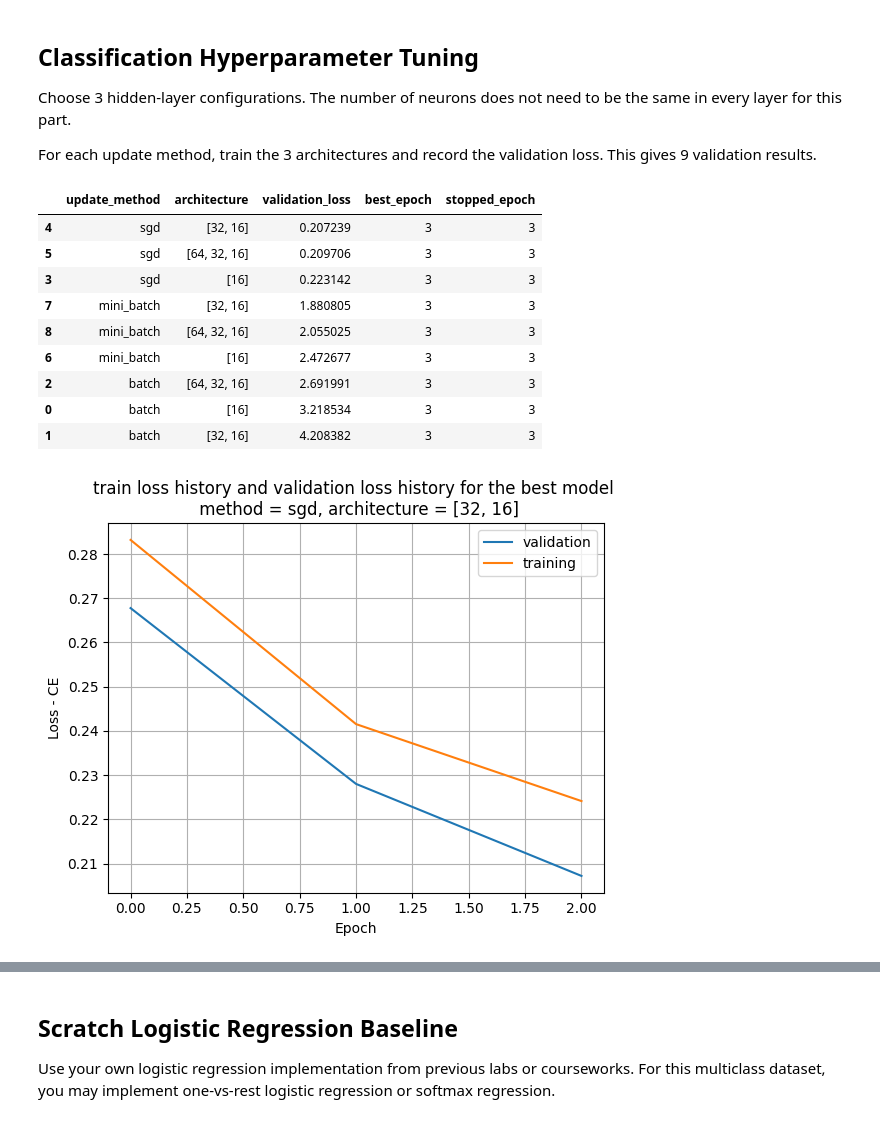
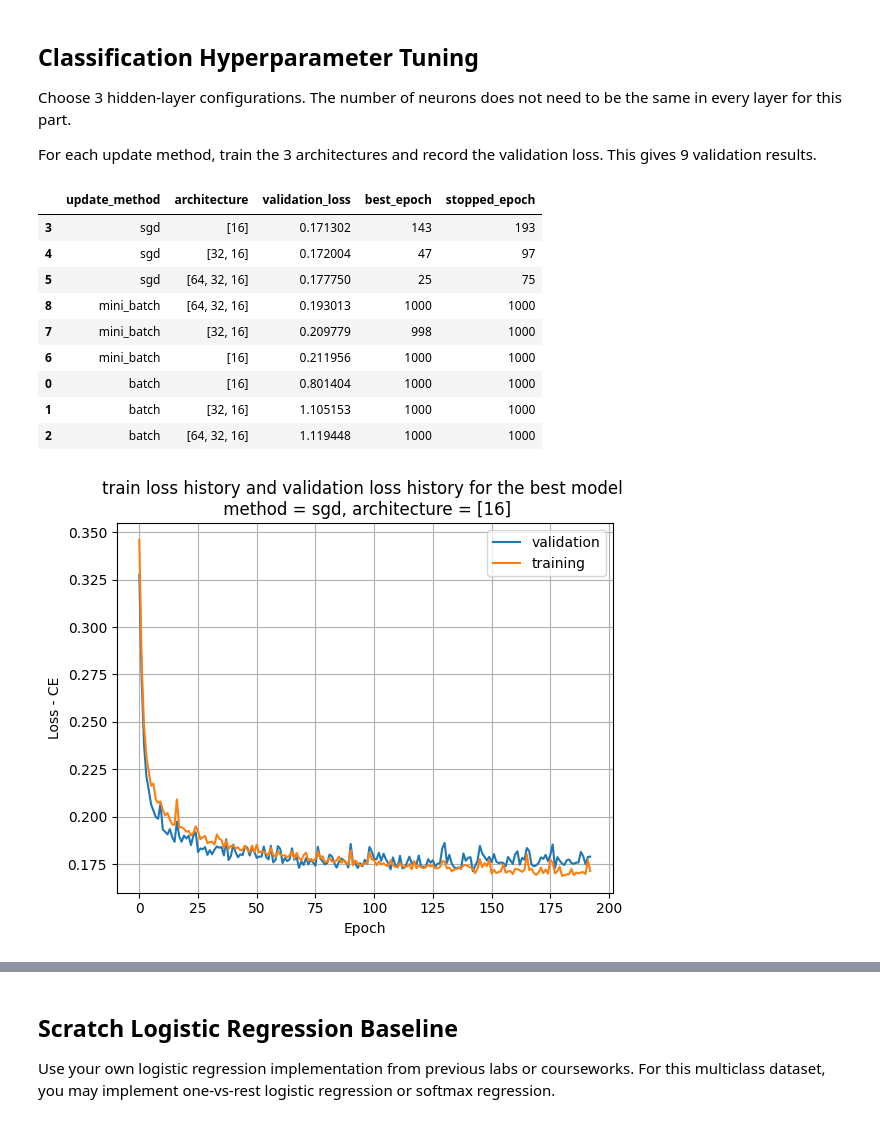
Before and after one commit to jhe-sua/fgv-teaemcd, a Jupyter notebook: tarefa3/810597.ipynb, the cells around one changed output, grey strips where cells are left out. Cells and saved outputs as stored; diff of their text form; code cells hidden in the pictures.

```diff
--- a/tarefa3/810597.ipynb
+++ b/tarefa3/810597.ipynb
@@ -1299,7 +1299,7 @@ classification_layer_configs = [
 ]
 classification_update_methods = ["batch", "sgd", "mini_batch"]
 classification_learning_rate = 0.01
-classification_epochs = 3
+classification_epochs = 1000
 classification_patience = 50
 
 # TODO: train every architecture/update-method combination.
@@ -1340,42 +1340,42 @@ for cada_update_method in classification_update_methods:
         )
 
         y_val_pred, _ = NNC.forward(X_val)
         validation_loss_c = NNC.categorical_crossentropy(
             y_val, y_val_pred)
 
         if validation_loss_c < best_loss_c:
             best_loss_c = validation_loss_c
             best_train_loss_history_c = train_loss_history_c
             best_val_loss_history_c = validation_loss_history_c
             best_stopped_epoch_c = stopped_epoch_c
             goat_epoch_c = best_epoch_c
 
 
         results.append({
             "update_method":cada_update_method,
             "architecture":cada_layer_config,
             "validation_loss":validation_loss_c,
             "best_epoch":best_epoch_c,
             "stopped_epoch":stopped_epoch_c
         })
 
 
 # classification_results = pd.DataFrame(...)
 # display(classification_results.sort_values("validation_loss"))
 
 classification_results = pd.DataFrame(results)
 display(classification_results.sort_values("validation_loss"))
 # %% [output]
 |  | update_method | architecture | validation_loss | best_epoch | stopped_epoch |
-| 4 | sgd | [32, 16] | 0.207239 | 3 | 3 |
-| 5 | sgd | [64, 32, 16] | 0.209706 | 3 | 3 |
-| 3 | sgd | [16] | 0.223142 | 3 | 3 |
-| 7 | mini_batch | [32, 16] | 1.880805 | 3 | 3 |
-| 8 | mini_batch | [64, 32, 16] | 2.055025 | 3 | 3 |
-| 6 | mini_batch | [16] | 2.472677 | 3 | 3 |
-| 2 | batch | [64, 32, 16] | 2.691991 | 3 | 3 |
-| 0 | batch | [16] | 3.218534 | 3 | 3 |
-| 1 | batch | [32, 16] | 4.208382 | 3 | 3 |
+| 3 | sgd | [16] | 0.171302 | 143 | 193 |
+| 4 | sgd | [32, 16] | 0.172004 | 47 | 97 |
+| 5 | sgd | [64, 32, 16] | 0.177750 | 25 | 75 |
+| 8 | mini_batch | [64, 32, 16] | 0.193013 | 1000 | 1000 |
+| 7 | mini_batch | [32, 16] | 0.209779 | 998 | 1000 |
+| 6 | mini_batch | [16] | 0.211956 | 1000 | 1000 |
+| 0 | batch | [16] | 0.801404 | 1000 | 1000 |
+| 1 | batch | [32, 16] | 1.105153 | 1000 | 1000 |
+| 2 | batch | [64, 32, 16] | 1.119448 | 1000 | 1000 |
 # %%
 # TODO: Plot training and validation loss curves for the selected/best classifier.
 
@@ -1391,7 +1391,7 @@ plt.title(f"train loss history and validation loss history for the best model \n
 plt.legend()
 plt.show()
 # %% [output]
-[figure, old version]
+[figure, new version]
 # %%
 # TODO: Produce one validation-loss heatmap per update method.
 # Use architecture labels on the columns.
```
Also changed, not shown: parts of 8 cells of this notebook.
